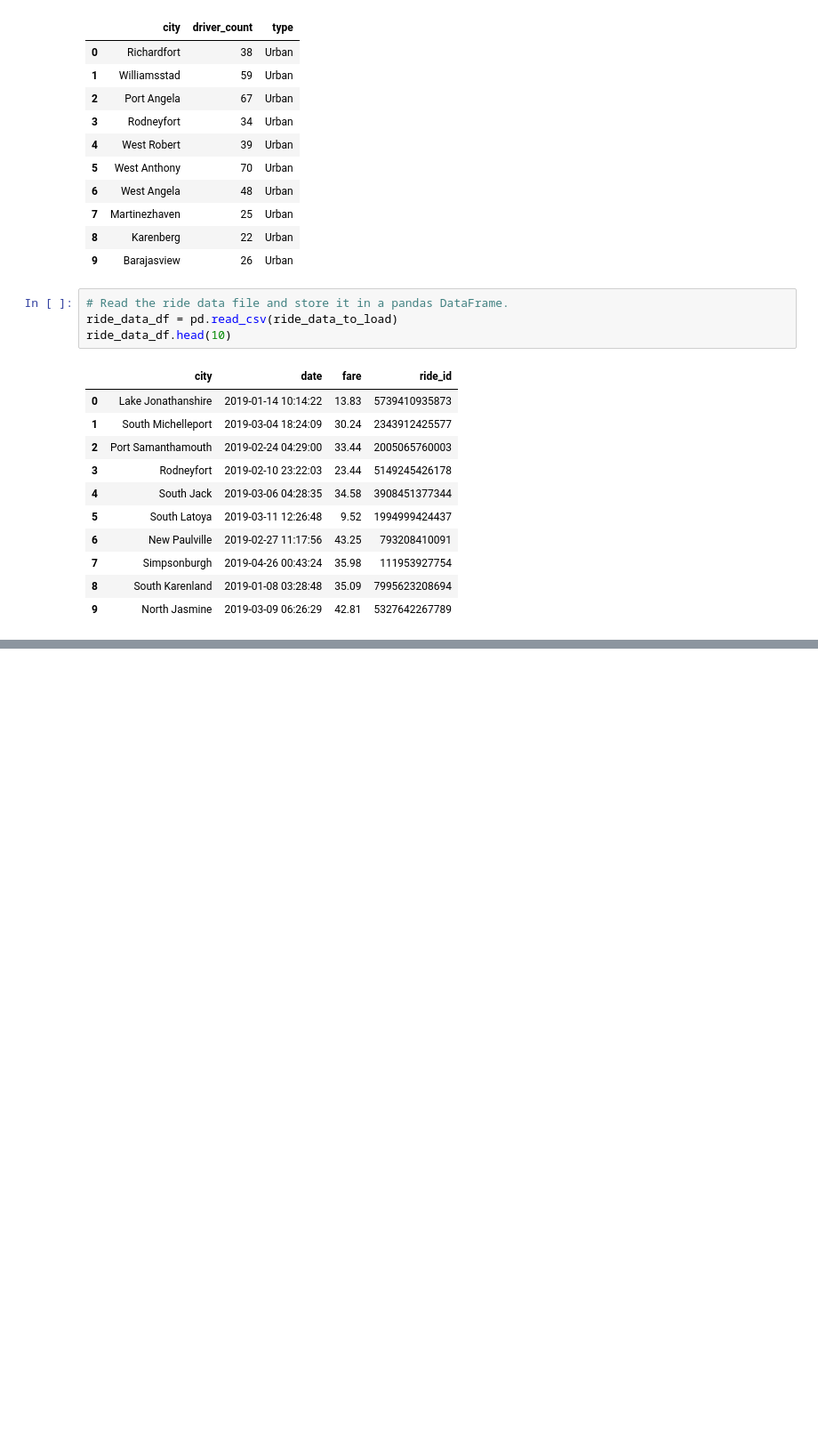
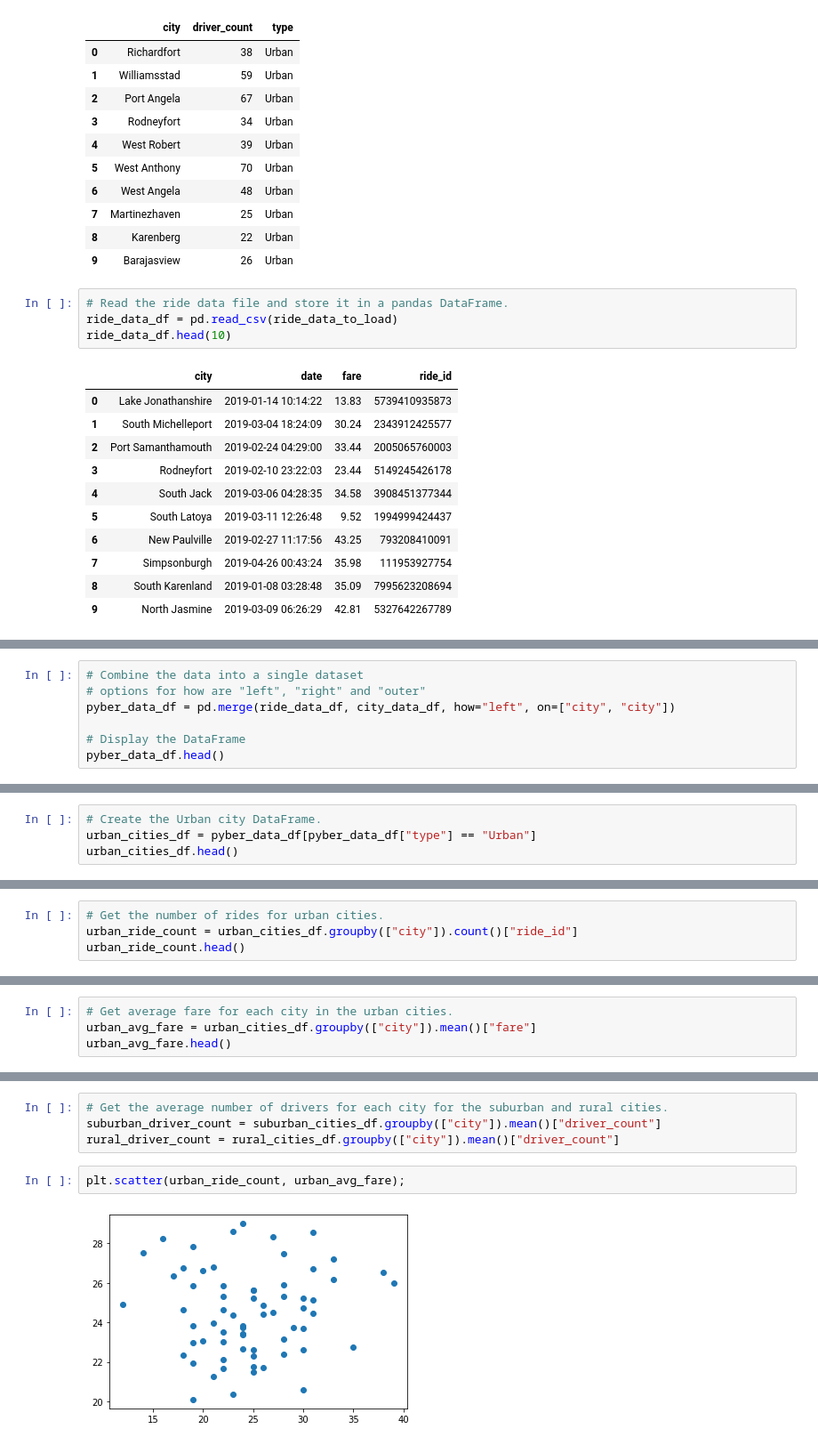
Before and after one commit to faramarzamirshahi/PyBer_Analysis, a Jupyter notebook: PyBer.ipynb, the cells around one changed output, grey strips where cells are left out. Shown at 89% size. Saved outputs shown, nothing was run; the diff lists cells and outputs as text; blank space fills up the shorter version.

```diff
--- a/PyBer.ipynb
+++ b/PyBer.ipynb
@@ -47,0 +117,7 @@ ride_data_df.head(10)
+# %%
+# Combine the data into a single dataset
+# options for how are "left", "right" and "outer"
+pyber_data_df = pd.merge(ride_data_df, city_data_df, how="left", on=["city", "city"])
+
+# Display the DataFrame
+pyber_data_df.head()
@@ -47,0 +133,4 @@ ride_data_df.head(10)
+# %%
+# Create the Urban city DataFrame.
+urban_cities_df = pyber_data_df[pyber_data_df["type"] == "Urban"]
+urban_cities_df.head()
@@ -47,0 +159,4 @@ ride_data_df.head(10)
+# %%
+# Get the number of rides for urban cities.
+urban_ride_count = urban_cities_df.groupby(["city"]).count()["ride_id"]
+urban_ride_count.head()
@@ -47,0 +179,4 @@ ride_data_df.head(10)
+# %%
+# Get average fare for each city in the urban cities.
+urban_avg_fare = urban_cities_df.groupby(["city"]).mean()["fare"]
+urban_avg_fare.head()
@@ -47,0 +210,8 @@ ride_data_df.head(10)
+# %%
+# Get the average number of drivers for each city for the suburban and rural cities.
+suburban_driver_count = suburban_cities_df.groupby(["city"]).mean()["driver_count"]
+rural_driver_count = rural_cities_df.groupby(["city"]).mean()["driver_count"]
+# %%
+plt.scatter(urban_ride_count, urban_avg_fare);
+# %% [output]
+[figure, added]
```
Also changed, not shown: parts of 33 cells of this notebook, 1 other file.
